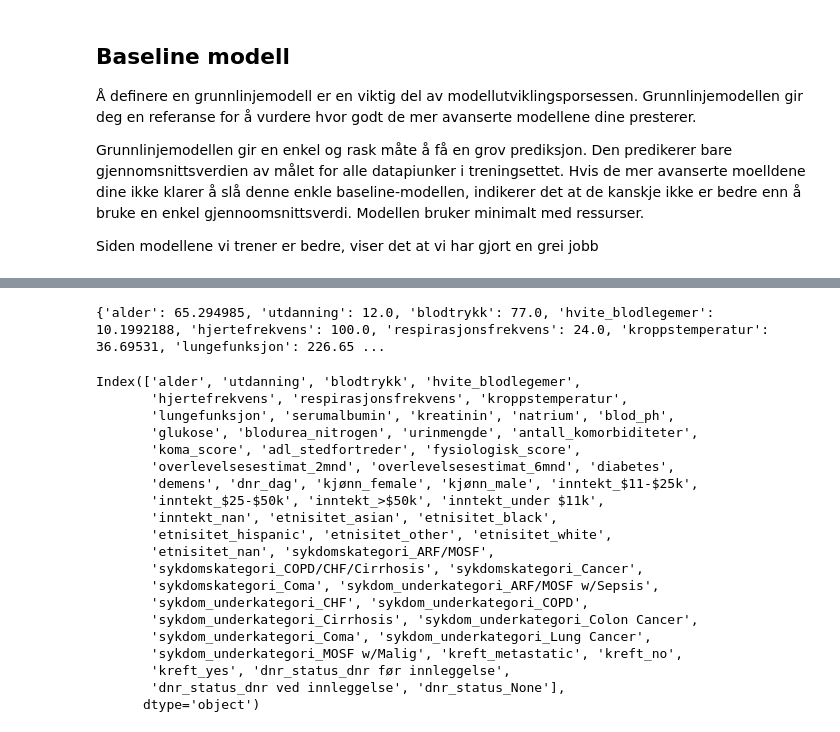
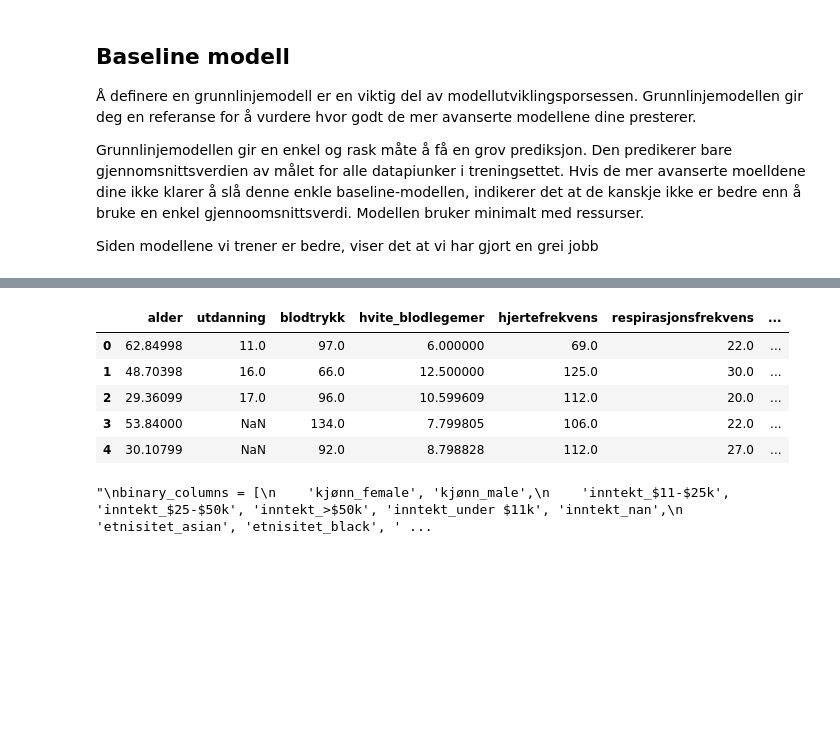
Before and after one commit to AnSloge/Predikasjon-av-oppholdslengde-p-sykehus, a Jupyter notebook: analyse.ipynb, the cells around one changed output, grey strips where cells are left out. Drawn from its saved outputs; the diff is of its cells as text; code cells hidden in the pictures; blank space fills up the shorter version.

```diff
--- a/analyse.ipynb
+++ b/analyse.ipynb
@@ -1115,0 +1237,6 @@ rmse
+# %%
+df_sample_encoded[['dødsfall','antall_komorbiditeter' ,'koma_score' ,'adl_pasient' ,'adl_stedfortreder' ,'fysiologisk_score' ,'apache_fysiologisk_score', 'overlevelsesestimat_2mnd', 'overlevelsesestimat_6mnd','diabetes', 'demens', 'lege_overlevelsesestimat_2mnd','lege_overlevelsesestimat_6mnd', 'dnr_dag']] = df_sample_encoded[['dødsfall', 'antall_komorbiditeter', 'koma_score', 'adl_pasient', 'adl_stedfortreder', 'fysiologisk_score','apache_fysiologisk_score' ,'overlevelsesestimat_2mnd', 'overlevelsesestimat_6mnd','diabetes', 'demens','lege_overlevelsesestimat_2mnd','lege_overlevelsesestimat_6mnd', 'dnr_dag']].apply(pd.to_numeric)
+# %%
+irrelevant_columns = ["dødsfall", "pasient_id", "sykehusdød", "adl_pasient", "bilirubin", "sykdomskategori_id", "lege_overlevelsesestimat_2mnd", "lege_overlevelsesestimat_6mnd", "apache_fysiologisk_score", 'dnr_status_no dnr']
+
+df_sample_encoded = df_sample_encoded.drop(columns=irrelevant_columns, axis=1)
@@ -1116,4 +1257,15 @@ rmse
+# %%
+df_predictions.head()
+# %% [output]
+|  | alder | utdanning | blodtrykk | hvite_blodlegemer | hjertefrekvens | respirasjonsfrekvens | ... |
+| 0 | 62.84998 | 11.0 | 97.0 | 6.000000 | 69.0 | 22.0 | ... |
+| 1 | 48.70398 | 16.0 | 66.0 | 12.500000 | 125.0 | 30.0 | ... |
+| 2 | 29.36099 | 17.0 | 96.0 | 10.599609 | 112.0 | 20.0 | ... |
+| 3 | 53.84000 | NaN | 134.0 | 7.799805 | 106.0 | 22.0 | ... |
+| 4 | 30.10799 | NaN | 92.0 | 8.798828 | 112.0 | 27.0 | ... |
 # %%
+
+'''
 binary_columns = [
     'kjønn_female', 'kjønn_male',
     'inntekt_$11-$25k', 'inntekt_$25-$50k', 'inntekt_>$50k', 'inntekt_under $11k', 'inntekt_nan',
@@ -1139,28 +1291,6 @@ median_dict = median_values.to_dict()
 
 # Print or use the median_dict as needed
 print(median_dict)
+'''
 # %% [output]
-{'alder': 65.294985, 'utdanning': 12.0, 'blodtrykk': 77.0, 'hvite_blodlegemer': 10.1992188, 'hjertefrekvens': 100.0, 'respirasjonsfrekvens': 24.0, 'kroppstemperatur': 36.69531, 'lungefunksjon': 226.65 ...
+"\nbinary_columns = [\n    'kjønn_female', 'kjønn_male',\n    'inntekt_$11-$25k', 'inntekt_$25-$50k', 'inntekt_>$50k', 'inntekt_under $11k', 'inntekt_nan',\n    'etnisitet_asian', 'etnisitet_black', ' ...
-# %%
-X_train.columns
-# %% [output]
-Index(['alder', 'utdanning', 'blodtrykk', 'hvite_blodlegemer',
-       'hjertefrekvens', 'respirasjonsfrekvens', 'kroppstemperatur',
-       'lungefunksjon', 'serumalbumin', 'kreatinin', 'natrium', 'blod_ph',
-       'glukose', 'blodurea_nitrogen', 'urinmengde', 'antall_komorbiditeter',
-       'koma_score', 'adl_stedfortreder', 'fysiologisk_score',
-       'overlevelsesestimat_2mnd', 'overlevelsesestimat_6mnd', 'diabetes',
-       'demens', 'dnr_dag', 'kjønn_female', 'kjønn_male', 'inntekt_$11-$25k',
-       'inntekt_$25-$50k', 'inntekt_>$50k', 'inntekt_under $11k',
-       'inntekt_nan', 'etnisitet_asian', 'etnisitet_black',
-       'etnisitet_hispanic', 'etnisitet_other', 'etnisitet_white',
-       'etnisitet_nan', 'sykdomskategori_ARF/MOSF',
-       'sykdomskategori_COPD/CHF/Cirrhosis', 'sykdomskategori_Cancer',
-       'sykdomskategori_Coma', 'sykdom_underkategori_ARF/MOSF w/Sepsis',
-       'sykdom_underkategori_CHF', 'sykdom_underkategori_COPD',
-       'sykdom_underkategori_Cirrhosis', 'sykdom_underkategori_Colon Cancer',
-       'sykdom_underkategori_Coma', 'sykdom_underkategori_Lung Cancer',
-       'sykdom_underkategori_MOSF w/Malig', 'kreft_metastatic', 'kreft_no',
-       'kreft_yes', 'dnr_status_dnr før innleggelse',
-       'dnr_status_dnr ved innleggelse', 'dnr_status_None'],
-      dtype='object')
```
Also changed, not shown: parts of 67 cells of this notebook, 5 other files.
